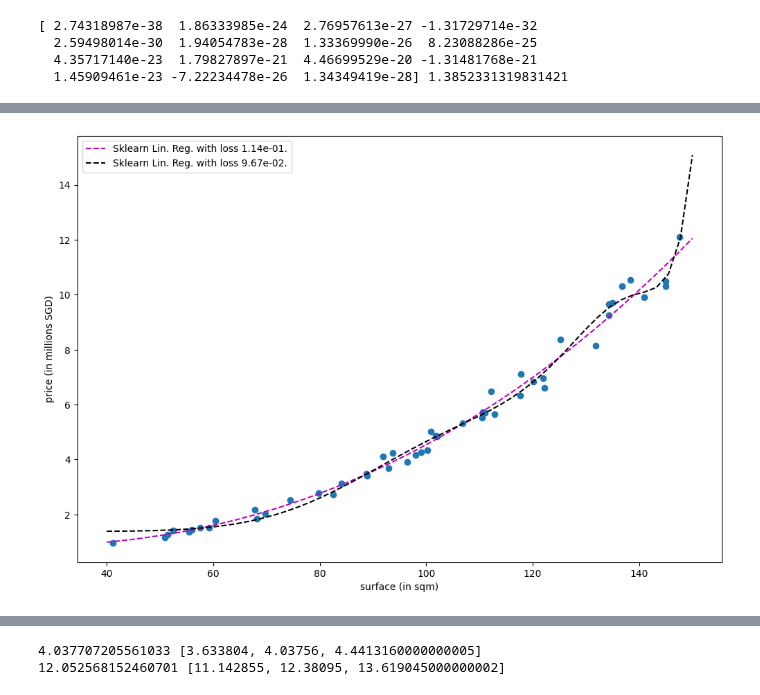
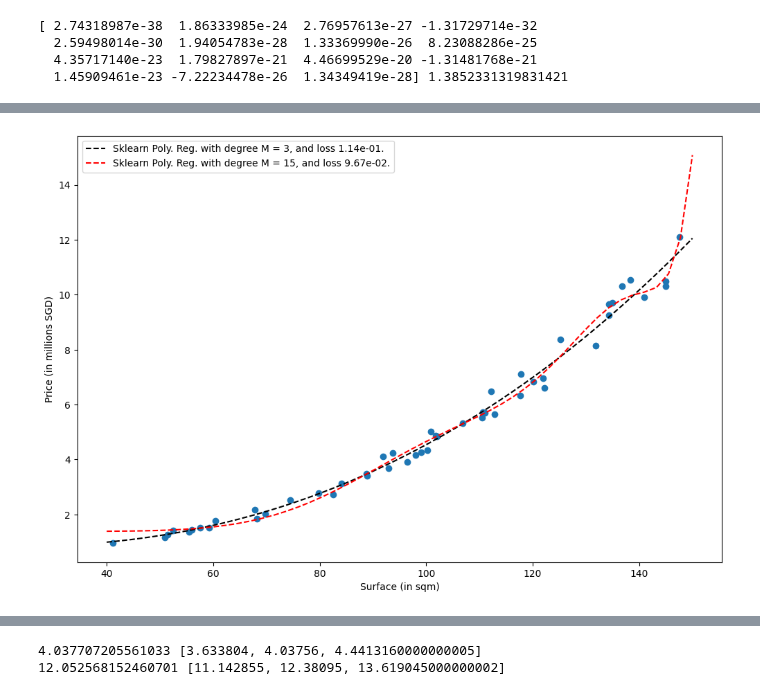
Before and after one commit to matthieudemari/SUTD_DL_50_039, a Jupyter notebook: W1/0. All/Code files/3. Polynomial Regression, Train-Test Splitting and Overfitting-Underfitting.ipynb, the cells around one changed output, grey strips where cells are left out. Saved outputs shown, nothing was run; the diff lists cells and outputs as text; code cells hidden in the pictures.

```diff
--- a/W1/0. All/Code files/3. Polynomial Regression, Train-Test Splitting and Overfitting-Underfitting.ipynb
+++ b/W1/0. All/Code files/3. Polynomial Regression, Train-Test Splitting and Overfitting-Underfitting.ipynb
@@ -223,24 +274,24 @@ print(a_sk2, b_sk2)
 # %%
 # Display dataset
 plt.figure(figsize = (12, 8))
 plt.scatter(inputs, outputs)
-plt.xlabel("surface (in sqm)")
-plt.ylabel("price (in millions SGD)")
+plt.xlabel("Surface (in sqm)")
+plt.ylabel("Price (in millions SGD)")
 
-# Optimal linreg
+# Optimal poly reg (M = 3)
 polyreg_dataset = polyreg(poly_reg_model, n_degree, min_surf, max_surf, n_points)
 loss1 = loss_mse_poly(poly_reg_model, n_degree, inputs, outputs)
-legend = "Sklearn Lin. Reg. with loss {}.".format(loss1)
-plt.plot(get_x_list(polyreg_dataset), get_y_list(polyreg_dataset), 'm--', label = legend)
+legend = "Sklearn Poly. Reg. with degree M = 3, and loss {}.".format(loss1)
+plt.plot(get_x_list(polyreg_dataset), get_y_list(polyreg_dataset), 'k--', label = legend)
 
-# Optimal linreg
+# Optimal poly reg (M = 15)
 polyreg_dataset2 = polyreg(poly_reg_model2, n_degree2, min_surf, max_surf, n_points)
 loss2 = loss_mse_poly(poly_reg_model2, n_degree2, inputs, outputs)
-legend = "Sklearn Lin. Reg. with loss {}.".format(loss2)
-plt.plot(get_x_list(polyreg_dataset2), get_y_list(polyreg_dataset2), 'k--', label = legend)
+legend = "Sklearn Poly. Reg. with degree M = 15, and loss {}.".format(loss2)
+plt.plot(get_x_list(polyreg_dataset2), get_y_list(polyreg_dataset2), 'r--', label = legend)
 
 # Display
 plt.legend(loc='best')
 plt.show()
 # %% [output]
-[figure, old version]
+[figure, new version]
```
Also changed, not shown: parts of 21 cells of this notebook, 4 other files.
